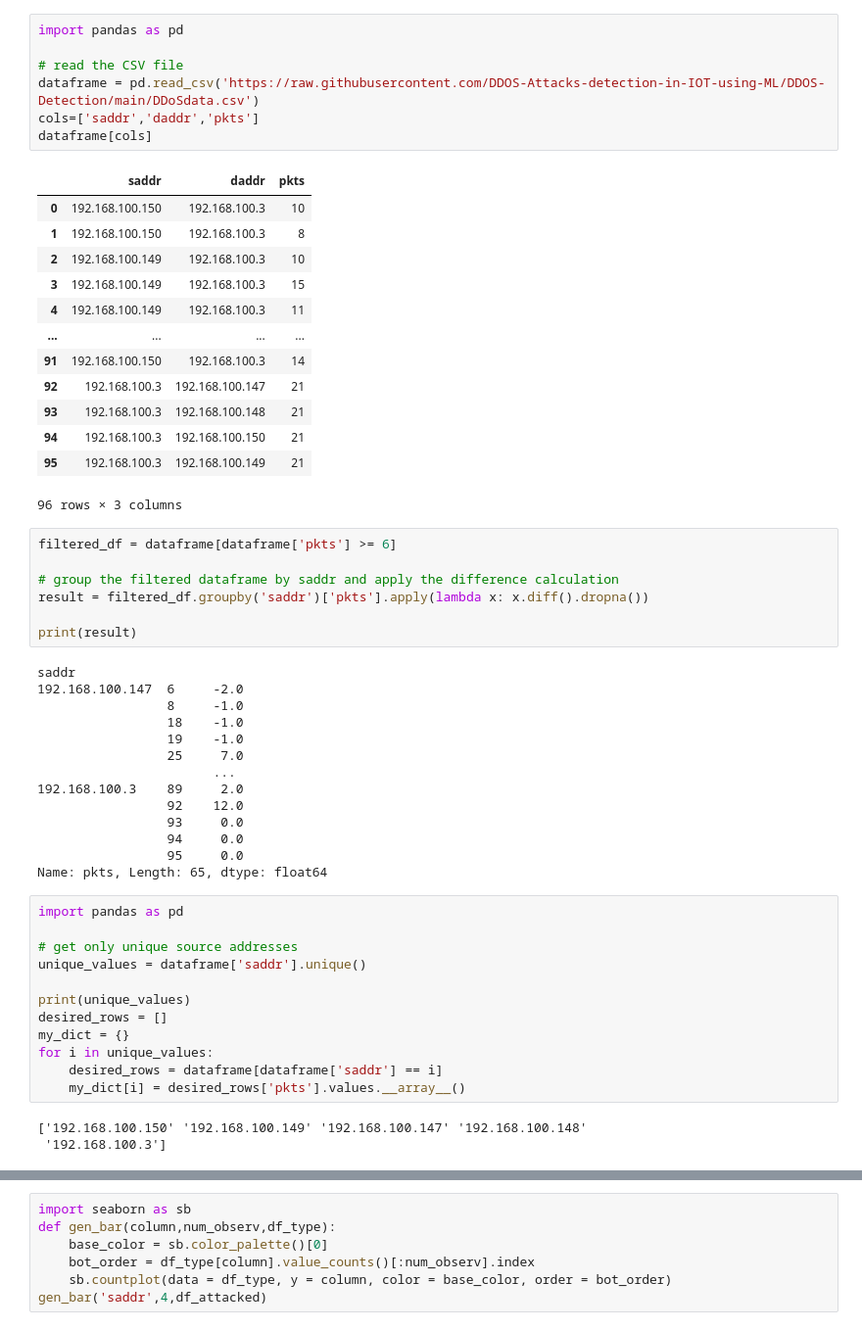
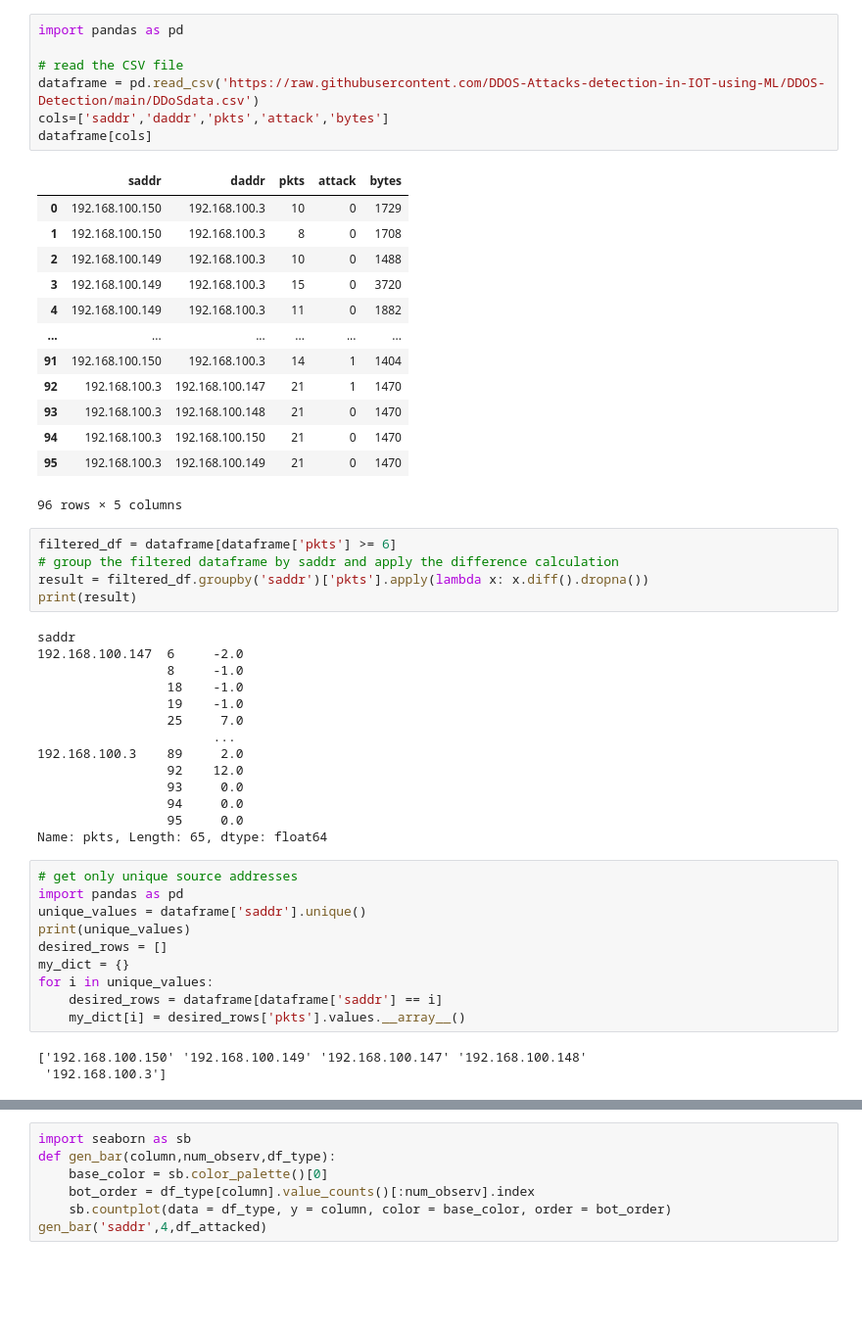
Before and after one commit to DDOS-Attacks-detection-in-IOT-using-ML/DDOS-Detection, a Jupyter notebook: cn_project_1.ipynb, the cells around one changed output, grey strips where cells are left out. Shown: that part at 98% size. Drawn from its saved outputs; the diff is of its cells as text; blank space fills up the shorter version.

```diff
--- a/cn_project_1.ipynb
+++ b/cn_project_1.ipynb
@@ -1,30 +1,28 @@
 # %%
 import pandas as pd
 
 # read the CSV file
 dataframe = pd.read_csv('https://raw.githubusercontent.com/DDOS-Attacks-detection-in-IOT-using-ML/DDOS-Detection/main/DDoSdata.csv')
-cols=['saddr','daddr','pkts']
+cols=['saddr','daddr','pkts','attack','bytes']
 dataframe[cols]
 # %% [output]
-|  | saddr | daddr | pkts |
-| 0 | 192.168.100.150 | 192.168.100.3 | 10 |
-| 1 | 192.168.100.150 | 192.168.100.3 | 8 |
-| 2 | 192.168.100.149 | 192.168.100.3 | 10 |
-| 3 | 192.168.100.149 | 192.168.100.3 | 15 |
-| 4 | 192.168.100.149 | 192.168.100.3 | 11 |
-| ... | ... | ... | ... |
-| 91 | 192.168.100.150 | 192.168.100.3 | 14 |
-| 92 | 192.168.100.3 | 192.168.100.147 | 21 |
-| 93 | 192.168.100.3 | 192.168.100.148 | 21 |
-| 94 | 192.168.100.3 | 192.168.100.150 | 21 |
-| 95 | 192.168.100.3 | 192.168.100.149 | 21 |
+|  | saddr | daddr | pkts | attack | bytes |
+| 0 | 192.168.100.150 | 192.168.100.3 | 10 | 0 | 1729 |
+| 1 | 192.168.100.150 | 192.168.100.3 | 8 | 0 | 1708 |
+| 2 | 192.168.100.149 | 192.168.100.3 | 10 | 0 | 1488 |
+| 3 | 192.168.100.149 | 192.168.100.3 | 15 | 0 | 3720 |
+| 4 | 192.168.100.149 | 192.168.100.3 | 11 | 0 | 1882 |
+| ... | ... | ... | ... | ... | ... |
+| 91 | 192.168.100.150 | 192.168.100.3 | 14 | 1 | 1404 |
+| 92 | 192.168.100.3 | 192.168.100.147 | 21 | 1 | 1470 |
+| 93 | 192.168.100.3 | 192.168.100.148 | 21 | 0 | 1470 |
+| 94 | 192.168.100.3 | 192.168.100.150 | 21 | 0 | 1470 |
+| 95 | 192.168.100.3 | 192.168.100.149 | 21 | 0 | 1470 |
-96 rows × 3 columns
+96 rows × 5 columns
 # %%
 filtered_df = dataframe[dataframe['pkts'] >= 6]
-
 # group the filtered dataframe by saddr and apply the difference calculation
 result = filtered_df.groupby('saddr')['pkts'].apply(lambda x: x.diff().dropna())
-
 print(result)
 # %% [output]
 saddr
@@ -41,11 +39,9 @@ saddr
                  95     0.0
 Name: pkts, Length: 65, dtype: float64
 # %%
+# get only unique source addresses
 import pandas as pd
-
-# get only unique source addresses
 unique_values = dataframe['saddr'].unique()
-
 print(unique_values)
 desired_rows = []
 my_dict = {}
```
Also changed, not shown: parts of 4 cells of this notebook, 1 other file.
